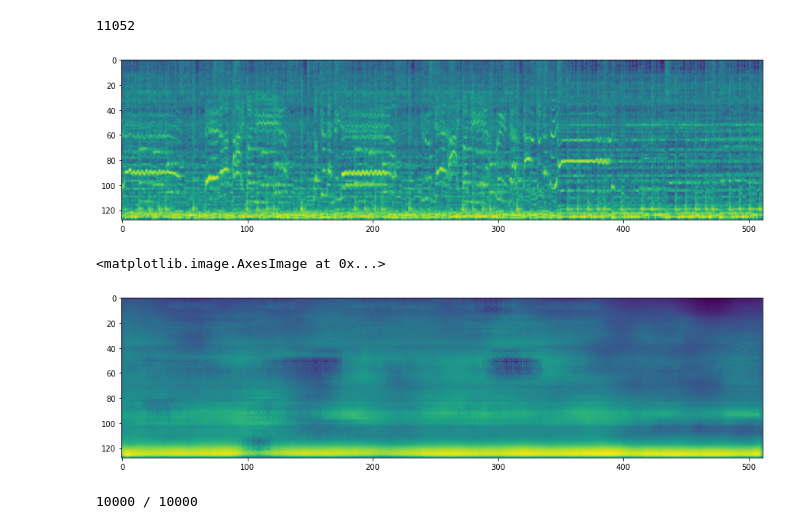
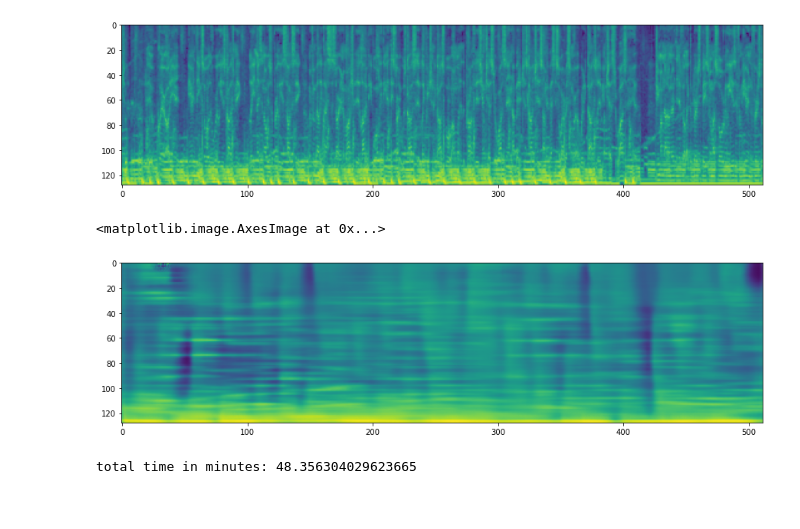
Before and after one commit to rollingstorms/Sound-Content-Music-Recommendation-System, a Jupyter notebook: Latent space DataFrame Draft.ipynb, the cells around one changed output. Saved outputs shown, nothing was run; the diff lists cells and outputs as text; code cells hidden in the pictures.

Commit message:
more modeling

```diff
--- a/Latent space DataFrame Draft.ipynb
+++ b/Latent space DataFrame Draft.ipynb
@@ -8,5 +13,5 @@ from pyarrow import feather
 # %%
-autoencoder = tf.keras.models.load_model('data/autoencoder1')
+autoencoder = tf.keras.models.load_model('data/autoencoder')
 # %%
 prediction_gen = DataGenerator(directory='data/Spotify/pngs/', batch_size=1, shuffle=False)
 # %% [output]
@@ -14,24 +19,21 @@ Found 11052 files for Generator set
-# %%
-prediction_gen.size
-# %% [output]
-11052
 # %%
-test_img = prediction_gen.take(0)[0]
+test_img = prediction_gen.take(3456)[0]
 
 prediction = autoencoder(test_img)
 
 plt.figure(figsize=(15,5))
 plt.imshow(test_img[0])
 plt.show()
 plt.figure(figsize=(15,5))
 plt.imshow(np.array(prediction[0]*255))
 # %% [output]
-[figure, old version]
+[figure, new version]
 <matplotlib.image.AxesImage at 0x...>
-[figure, old version]
+[figure, new version]
 # %%
 results = []
-search_range = 10000
+start_time = time.time()
+search_range = 178000
 for i in range(search_range):
     filename, latent_img, _ = prediction_gen.take(i, return_filename=True)
 
@@ -45,9 +47,11 @@ for i in range(search_range):
         result[f'latent_{idx}'] = col
 
     results.append(result)
-    print(f'{i+1} / {search_range}', end='\r')
+
+
+print('total time in minutes:',(time.time()-start_time)/60)
 # %% [output]
-10000 / 10000
+total time in minutes: 48.356304029623665
 # %%
 results_df = pd.DataFrame(results)
 # %%
```
Also changed, not shown: parts of 28 cells of this notebook, 5 other files.
